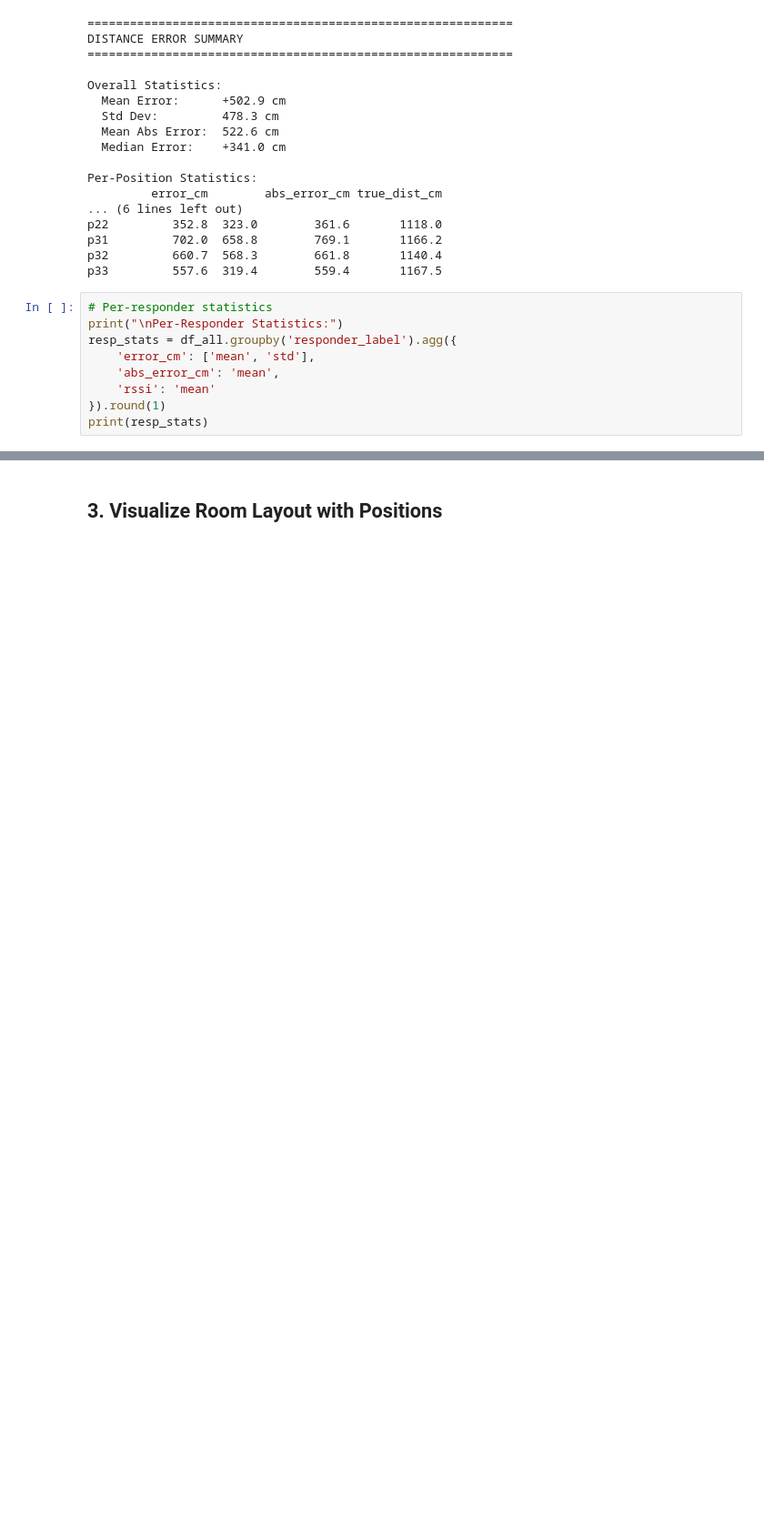
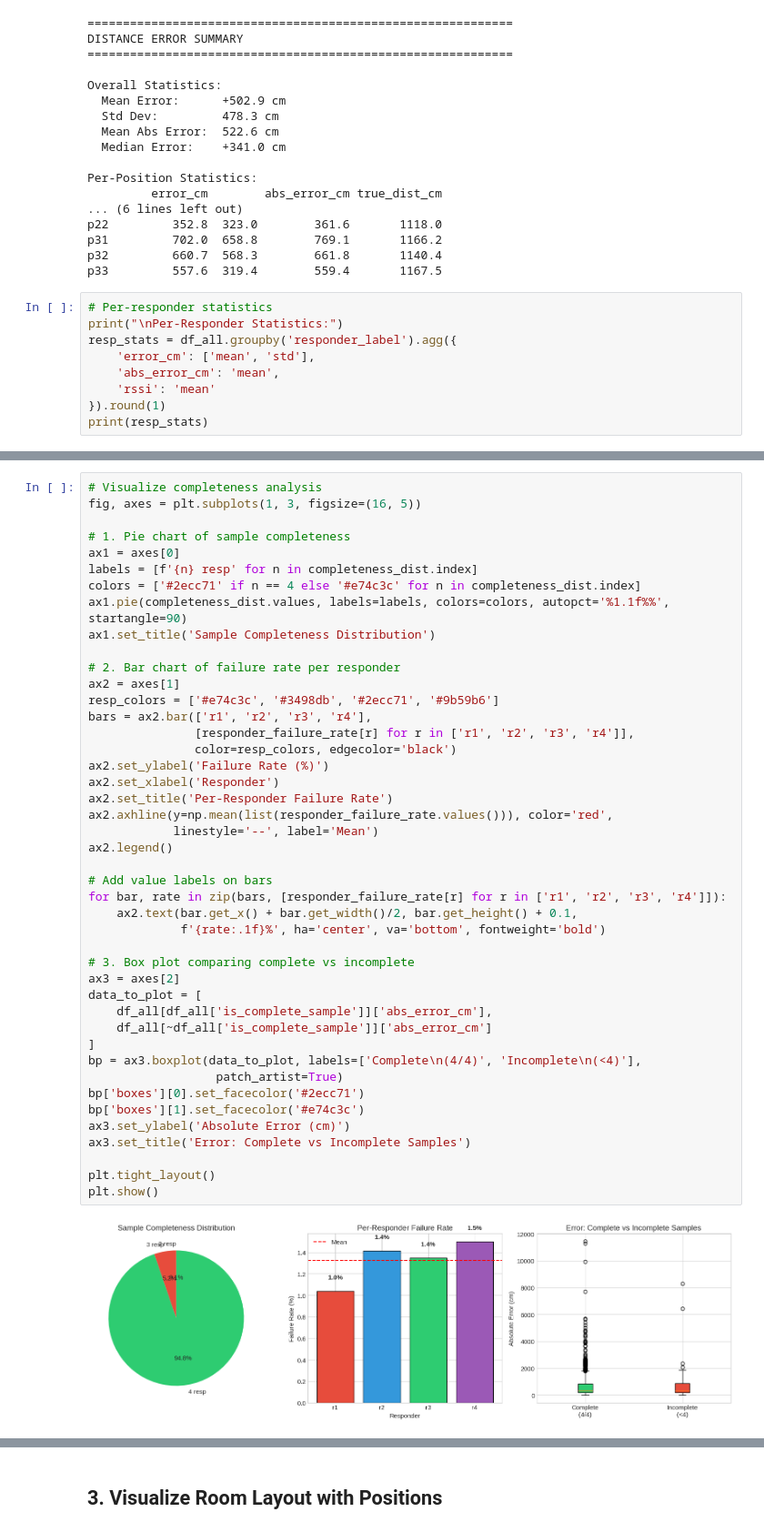
Before and after one commit to cbicari/ftm_data_graphs, a Jupyter notebook: ftm_multilateration_analysis.ipynb, the cells around one changed output, grey strips where cells are left out. Shown at 91% size. Cells and saved outputs as stored; diff of their text form; blank space fills up the shorter version.

```diff
--- a/ftm_multilateration_analysis.ipynb
+++ b/ftm_multilateration_analysis.ipynb
@@ -162,0 +332,46 @@ print(resp_stats)
+# %%
+# Visualize completeness analysis
+fig, axes = plt.subplots(1, 3, figsize=(16, 5))
+
+# 1. Pie chart of sample completeness
+ax1 = axes[0]
+labels = [f'{n} resp' for n in completeness_dist.index]
+colors = ['#2ecc71' if n == 4 else '#e74c3c' for n in completeness_dist.index]
+ax1.pie(completeness_dist.values, labels=labels, colors=colors, autopct='%1.1f%%', startangle=90)
+ax1.set_title('Sample Completeness Distribution')
+
+# 2. Bar chart of failure rate per responder
+ax2 = axes[1]
+resp_colors = ['#e74c3c', '#3498db', '#2ecc71', '#9b59b6']
+bars = ax2.bar(['r1', 'r2', 'r3', 'r4'],
+               [responder_failure_rate[r] for r in ['r1', 'r2', 'r3', 'r4']],
+               color=resp_colors, edgecolor='black')
+ax2.set_ylabel('Failure Rate (%)')
+ax2.set_xlabel('Responder')
+ax2.set_title('Per-Responder Failure Rate')
+ax2.axhline(y=np.mean(list(responder_failure_rate.values())), color='red',
+            linestyle='--', label='Mean')
+ax2.legend()
+
+# Add value labels on bars
+for bar, rate in zip(bars, [responder_failure_rate[r] for r in ['r1', 'r2', 'r3', 'r4']]):
+    ax2.text(bar.get_x() + bar.get_width()/2, bar.get_height() + 0.1,
+             f'{rate:.1f}%', ha='center', va='bottom', fontweight='bold')
+
+# 3. Box plot comparing complete vs incomplete
+ax3 = axes[2]
+data_to_plot = [
+    df_all[df_all['is_complete_sample']]['abs_error_cm'],
+    df_all[~df_all['is_complete_sample']]['abs_error_cm']
+]
+bp = ax3.boxplot(data_to_plot, labels=['Complete\n(4/4)', 'Incomplete\n(<4)'],
+                  patch_artist=True)
+bp['boxes'][0].set_facecolor('#2ecc71')
+bp['boxes'][1].set_facecolor('#e74c3c')
+ax3.set_ylabel('Absolute Error (cm)')
+ax3.set_title('Error: Complete vs Incomplete Samples')
+
+plt.tight_layout()
+plt.show()
+# %% [output]
+[figure, added]
```
Also changed, not shown: parts of 8 cells of this notebook, 3 other files.
